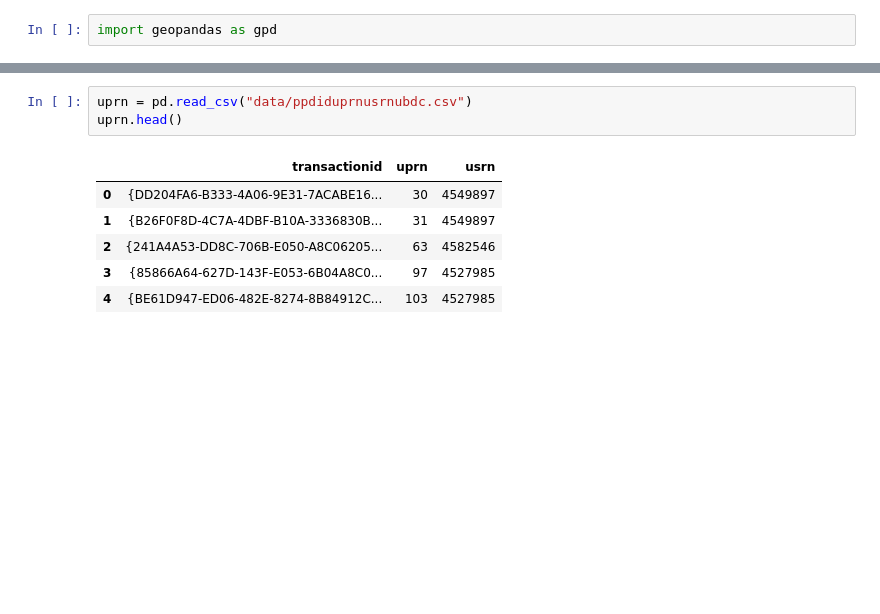
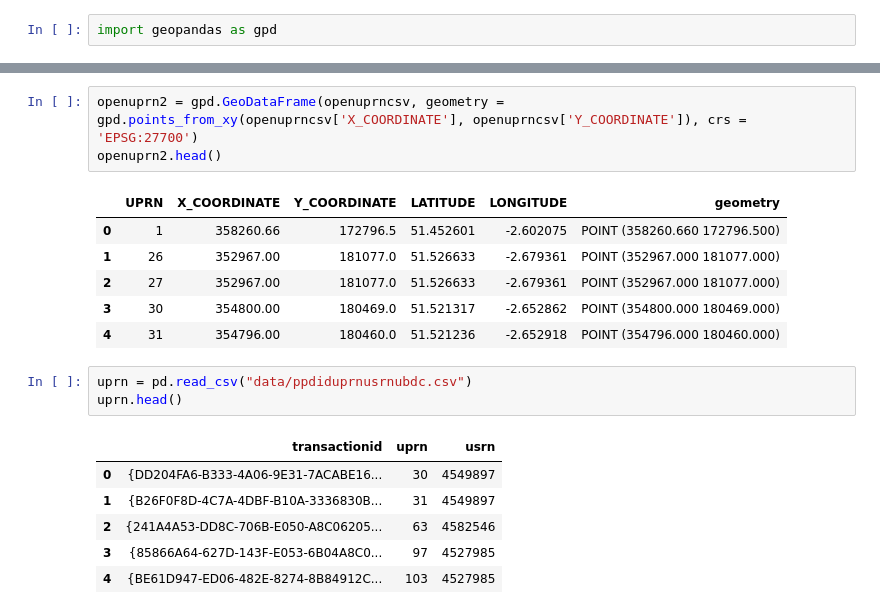
Before and after one commit to MHathorn/DSSS_Assessment, a Jupyter notebook: Real_Assessment.ipynb, the cells around one changed output, grey strips where cells are left out. Cells and saved outputs as stored; diff of their text form; blank space fills up the shorter version.

```diff
--- a/Real_Assessment.ipynb
+++ b/Real_Assessment.ipynb
@@ -131,3 +104,13 @@ openuprn.plot()
+# %%
+openuprn2 = gpd.GeoDataFrame(openuprncsv, geometry = gpd.points_from_xy(openuprncsv['X_COORDINATE'], openuprncsv['Y_COORDINATE']), crs = 'EPSG:27700')
+openuprn2.head()
+# %% [output]
+|  | UPRN | X_COORDINATE | Y_COORDINATE | LATITUDE | LONGITUDE | geometry |
+| 0 | 1 | 358260.66 | 172796.5 | 51.452601 | -2.602075 | POINT (358260.660 172796.500) |
+| 1 | 26 | 352967.00 | 181077.0 | 51.526633 | -2.679361 | POINT (352967.000 181077.000) |
+| 2 | 27 | 352967.00 | 181077.0 | 51.526633 | -2.679361 | POINT (352967.000 181077.000) |
+| 3 | 30 | 354800.00 | 180469.0 | 51.521317 | -2.652862 | POINT (354800.000 180469.000) |
+| 4 | 31 | 354796.00 | 180460.0 | 51.521236 | -2.652918 | POINT (354796.000 180460.000) |
 # %%
 uprn = pd.read_csv("data/ppdiduprnusrnubdc.csv")
 uprn.head()
```
Also changed, not shown: parts of 11 cells of this notebook.
